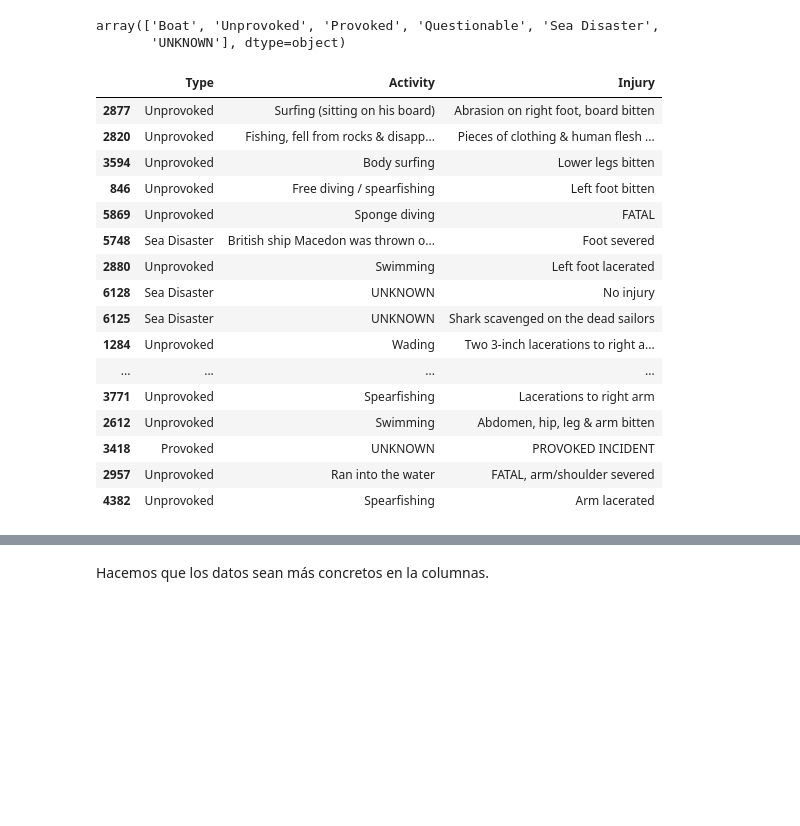
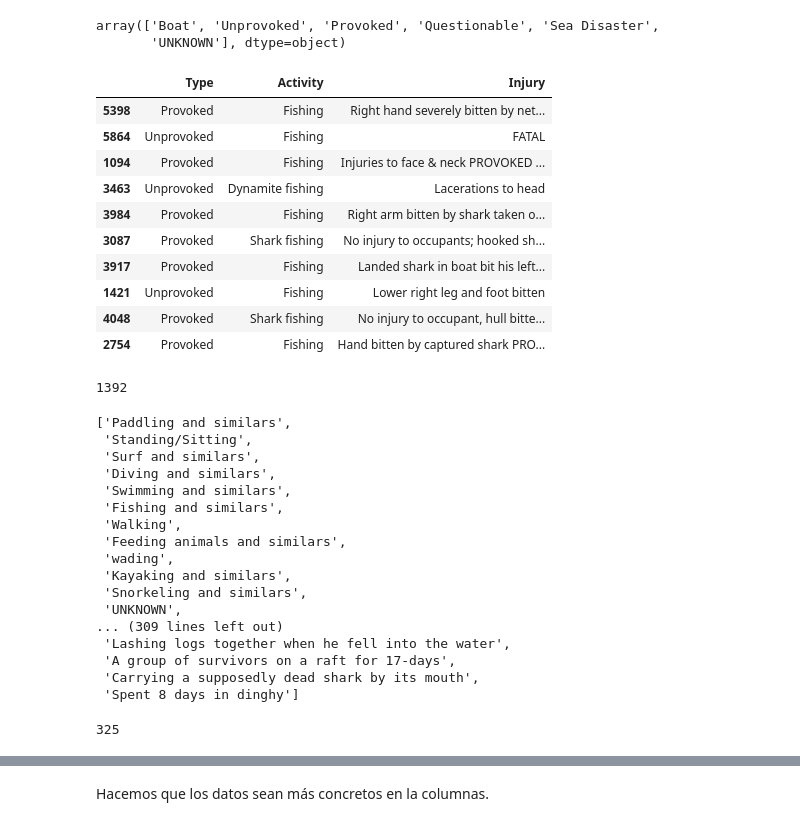
Before and after one commit to data2021oct/sharks, a Jupyter notebook: limpieza.ipynb, the cells around one changed output, grey strips where cells are left out. Drawn from its saved outputs; the diff is of its cells as text; code cells hidden in the pictures; blank space fills up the shorter version.

```diff
--- a/limpieza.ipynb
+++ b/limpieza.ipynb
@@ -260,27 +254,3 @@ sharks.Type.unique()
 # %% [output]
 array(['Boat', 'Unprovoked', 'Provoked', 'Questionable', 'Sea Disaster',
        'UNKNOWN'], dtype=object)
-# %%
-#comprobamos si los datos que nos on Type == Boat se refieren todos a ataques de personas fuera de botes.
-#utilizamos columnas type, activity e injury que son las que más datos nos dan...
-sharks[["Type","Activity","Injury"]][(sharks.Type != "Boat")].sample(50)
-#en injury aparecen datos que contienen "No injury to occupants" por lo que parece un ataque a embarcacion
-#en activity apare "Fishing" y algunos parecen ataques a embarcaciones...
-# %% [output]
-|  | Type | Activity | Injury |
-| 2877 | Unprovoked | Surfing (sitting on his board) | Abrasion on right foot, board bitten |
-| 2820 | Unprovoked | Fishing, fell from rocks & disapp... | Pieces of clothing & human flesh ... |
-| 3594 | Unprovoked | Body surfing | Lower legs bitten |
-| 846 | Unprovoked | Free diving / spearfishing | Left foot bitten |
-| 5869 | Unprovoked | Sponge diving | FATAL |
-| 5748 | Sea Disaster | British ship Macedon was thrown o... | Foot severed |
-| 2880 | Unprovoked | Swimming | Left foot lacerated |
-| 6128 | Sea Disaster | UNKNOWN | No injury |
-| 6125 | Sea Disaster | UNKNOWN | Shark scavenged on the dead sailors |
-| 1284 | Unprovoked | Wading | Two 3-inch lacerations to right a... |
-| ... | ... | ... | ... |
-| 3771 | Unprovoked | Spearfishing | Lacerations to right arm |
-| 2612 | Unprovoked | Swimming | Abdomen, hip, leg & arm bitten |
-| 3418 | Provoked | UNKNOWN | PROVOKED INCIDENT |
-| 2957 | Unprovoked | Ran into the water | FATAL, arm/shoulder severed |
-| 4382 | Unprovoked | Spearfishing | Arm lacerated |
@@ -286,0 +261,21 @@ sharks[["Type","Activity","Injury"]][(sharks.Type != "Boat")].sample(50)
+# %%
+#comprobamos los datos de las columnas Type, Activity e Injury que son las que más datos nos dan de si el tiburón ataca botes
+sharks[["Type","Activity","Injury"]]
+#ponemos filtro a Type para que sea diferente de Boat y así ver si quedan datos que aporten ataques a embarcaciones
+sharks[["Type","Activity","Injury"]][(sharks.Type != "Boat")].sample(50)
+#algunos registros dicen en Injury = "No injury to ocuppant(s)" por lo que podemos deducir que se atacó embarcación:
+sharks[["Type","Activity","Injury"]][(sharks.Type != "Boat")&(sharks.Injury.str.contains(".*[Oo](c+upan|C+UPAN).*",regex = True))]
+#algunos registros de Activity parece ser que ocurrieron en embarcaciones en las que se estaba pescando -> Ataque embarcación.
+sharks[["Type","Activity","Injury"]][(sharks.Type != "Boat")&(sharks.Activity.str.contains("(\s|^)[Ff](ishing|ISHING).*",regex = True))].sample(10)
+# %% [output]
+|  | Type | Activity | Injury |
+| 5398 | Provoked | Fishing | Right hand severely bitten by net... |
+| 5864 | Unprovoked | Fishing | FATAL |
+| 1094 | Provoked | Fishing | Injuries to face & neck PROVOKED ... |
+| 3463 | Unprovoked | Dynamite fishing | Lacerations to head |
+| 3984 | Provoked | Fishing | Right arm bitten by shark taken o... |
+| 3087 | Provoked | Shark fishing | No injury to occupants; hooked sh... |
+| 3917 | Provoked | Fishing | Landed shark in boat bit his left... |
+| 1421 | Unprovoked | Fishing | Lower right leg and foot bitten |
+| 4048 | Provoked | Shark fishing | No injury to occupant, hull bitte... |
+| 2754 | Provoked | Fishing | Hand bitten by captured shark PRO... |
@@ -286,0 +286,4 @@ sharks[["Type","Activity","Injury"]][(sharks.Type != "Boat")].sample(50)
+# %%
+len(list(sharks.Activity.unique()))
+# %% [output]
+1392
@@ -286,0 +336,24 @@ sharks[["Type","Activity","Injury"]][(sharks.Type != "Boat")].sample(50)
+# %%
+list(sharks.Activity.unique())
+# %% [output]
+['Paddling and similars',
+ 'Standing/Sitting',
+ 'Surf and similars',
+ 'Diving and similars',
+ 'Swimming and similars',
+ 'Fishing and similars',
+ 'Walking',
+ 'Feeding animals and similars',
+ 'wading',
+ 'Kayaking and similars',
+ 'Snorkeling and similars',
+ 'UNKNOWN',
+... (309 lines left out)
+ 'Lashing logs together when he fell into the water',
+ 'A group of survivors on a raft for 17-days',
+ 'Carrying a supposedly dead shark by its mouth',
+ 'Spent 8 days in dinghy']
+# %%
+len(list(sharks.Activity.unique()))
+# %% [output]
+325
```
Also changed, not shown: parts of 17 cells of this notebook, 2 other files.
